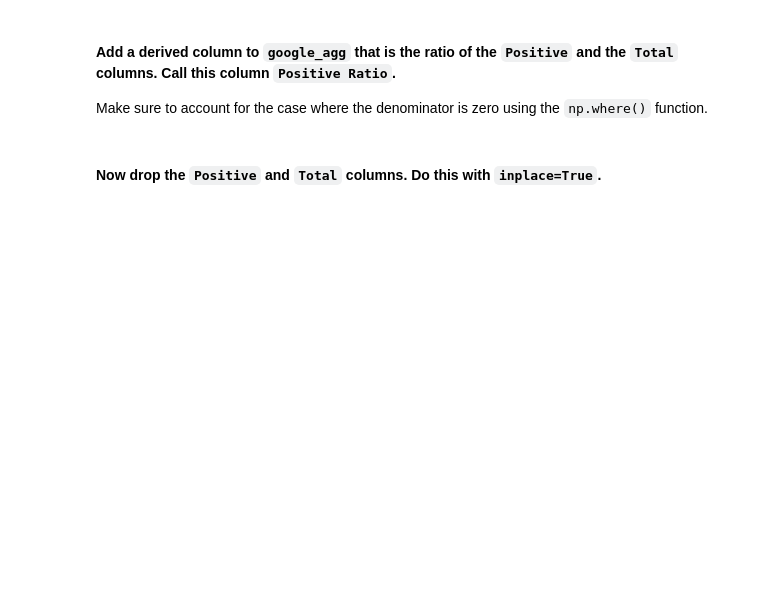
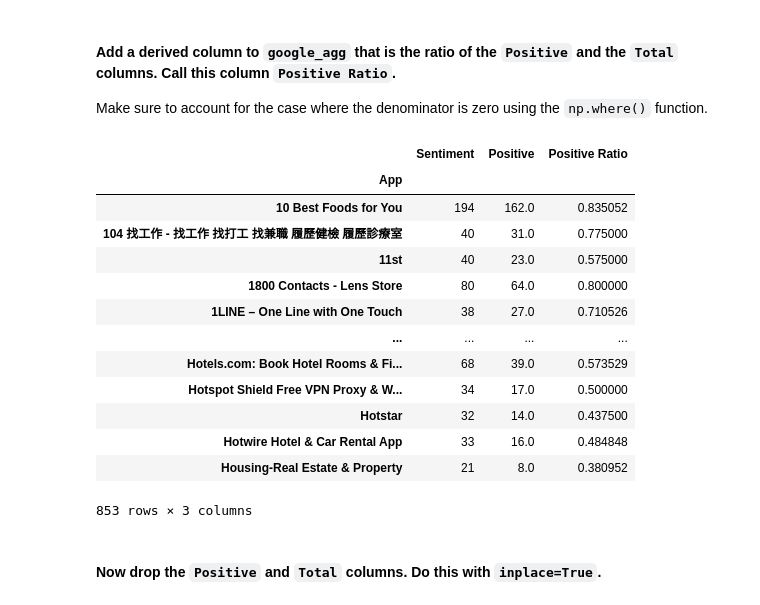
Before and after one commit to ta-data-remote/lab-supervised-learning-feature-extraction, a Jupyter notebook: your-code/notebooks/main.ipynb, the cells around one changed output. Cells and saved outputs as stored; diff of their text form; code cells hidden in the pictures; blank space fills up the shorter version.

```diff
--- a/your-code/notebooks/main.ipynb
+++ b/your-code/notebooks/main.ipynb
@@ -434,2 +516,20 @@ Make sure to account for the case where the denominator is zero using the `np.wh
+# %%
+new_df["Positive Ratio"] = new_df["Positive"] / new_df["Sentiment"]
+new_df
+# %% [output]
+|  | Sentiment | Positive | Positive Ratio |
+| App |  |  |  |
+| 10 Best Foods for You | 194 | 162.0 | 0.835052 |
+| 104 找工作 - 找工作 找打工 找兼職 履歷健檢 履歷診療室 | 40 | 31.0 | 0.775000 |
+| 11st | 40 | 23.0 | 0.575000 |
+| 1800 Contacts - Lens Store | 80 | 64.0 | 0.800000 |
+| 1LINE – One Line with One Touch | 38 | 27.0 | 0.710526 |
+| ... | ... | ... | ... |
+| Hotels.com: Book Hotel Rooms & Fi... | 68 | 39.0 | 0.573529 |
+| Hotspot Shield Free VPN Proxy & W... | 34 | 17.0 | 0.500000 |
+| Hotstar | 32 | 14.0 | 0.437500 |
+| Hotwire Hotel & Car Rental App | 33 | 16.0 | 0.484848 |
+| Housing-Real Estate & Property | 21 | 8.0 | 0.380952 |
+853 rows × 3 columns
 # %% [markdown]
 #### Now drop the `Positive` and `Total` columns. Do this with `inplace=True`.
```
Also changed, not shown: parts of 62 cells of this notebook.
